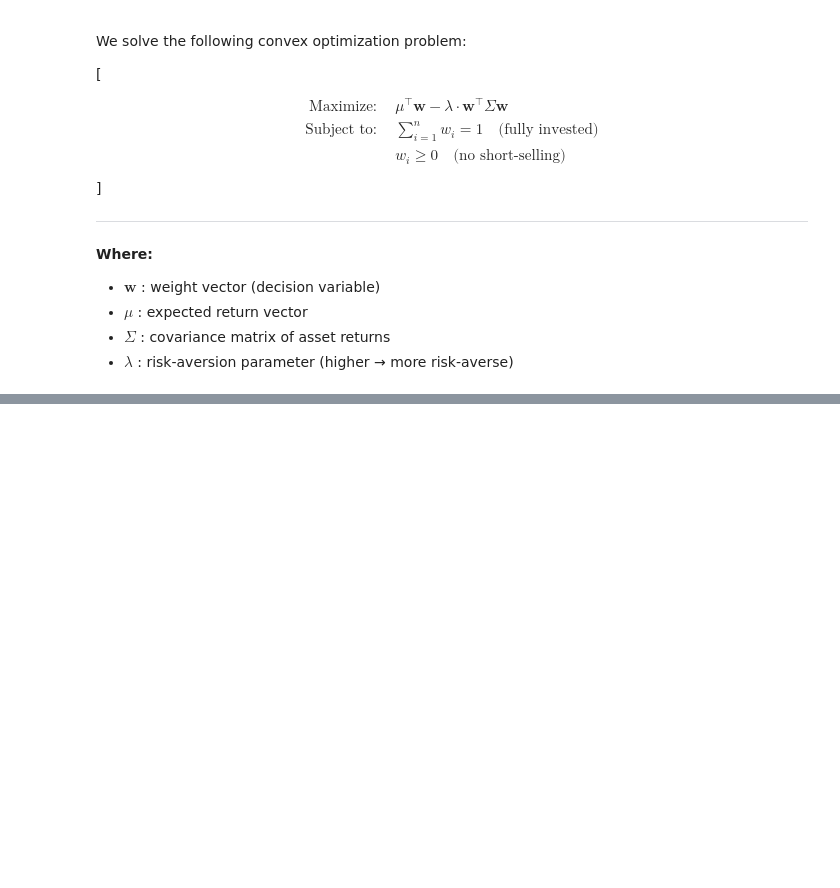
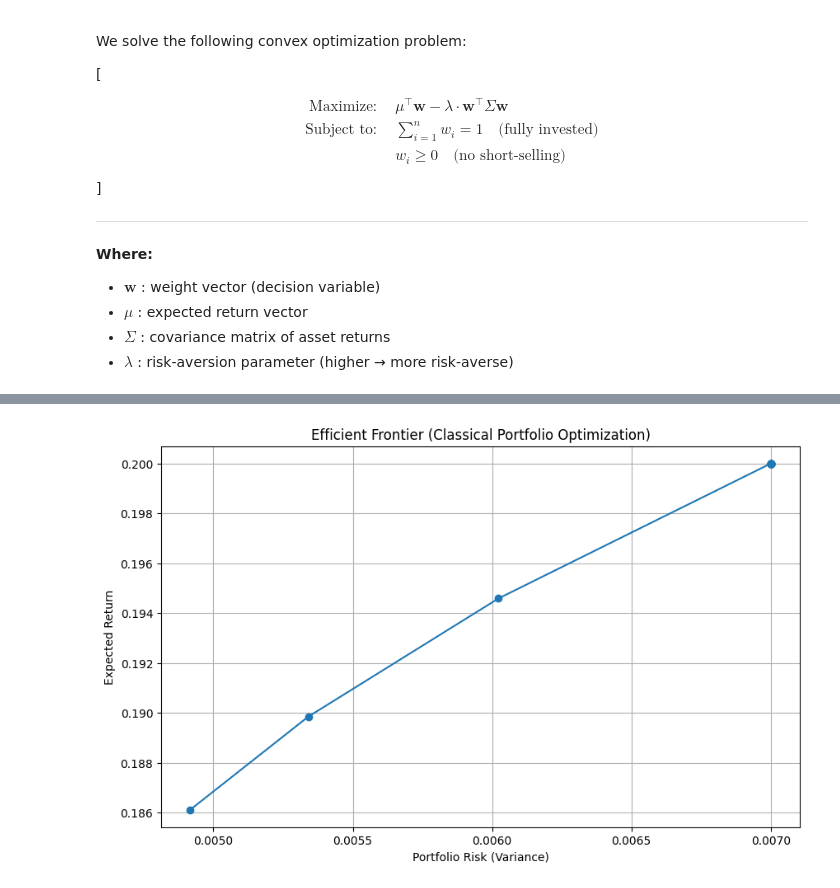
Before and after one commit to phoenixbit/QP_optimization, a Jupyter notebook: mean_variance_optimizer.ipynb, the cells around one changed output, grey strips where cells are left out. Drawn from its saved outputs; the diff is of its cells as text; code cells hidden in the pictures; blank space fills up the shorter version.

```diff
--- a/mean_variance_optimizer.ipynb
+++ b/mean_variance_optimizer.ipynb
@@ -56,0 +176,32 @@ Note: you may need to restart the kernel to use updated packages.
+# %%
+# Range of risk aversion values (lambda)
+risk_aversion_range = np.logspace(-2, 1, 30)  # From 0.01 to 10 (log scale)
+
+returns = []
+risks = []
+
+for lam in risk_aversion_range:
+    # Define new weights for each lambda
+    w = cp.Variable(n)
+    ret = expected_returns @ w
+    risk = cp.quad_form(w, cp.Constant(np.asarray(covariance_matrix, dtype=np.float64)))
+
+    # Optimization
+    obj = cp.Maximize(ret - lam * risk)
+    prob = cp.Problem(obj, [cp.sum(w) == 1, w >= 0])
+    prob.solve(solver=cp.SCS)
+
+    # Store results
+    returns.append(ret.value)
+    risks.append(risk.value)
+
+# Plotting the efficient frontier
+plt.figure(figsize=(10,6))
+plt.plot(risks, returns, marker='o')
+plt.xlabel("Portfolio Risk (Variance)")
+plt.ylabel("Expected Return")
+plt.title("Efficient Frontier (Classical Portfolio Optimization)")
+plt.grid(True)
+plt.show()
+# %% [output]
+[figure, added]
```
Also changed, not shown: parts of 6 cells of this notebook, 2 other files.
